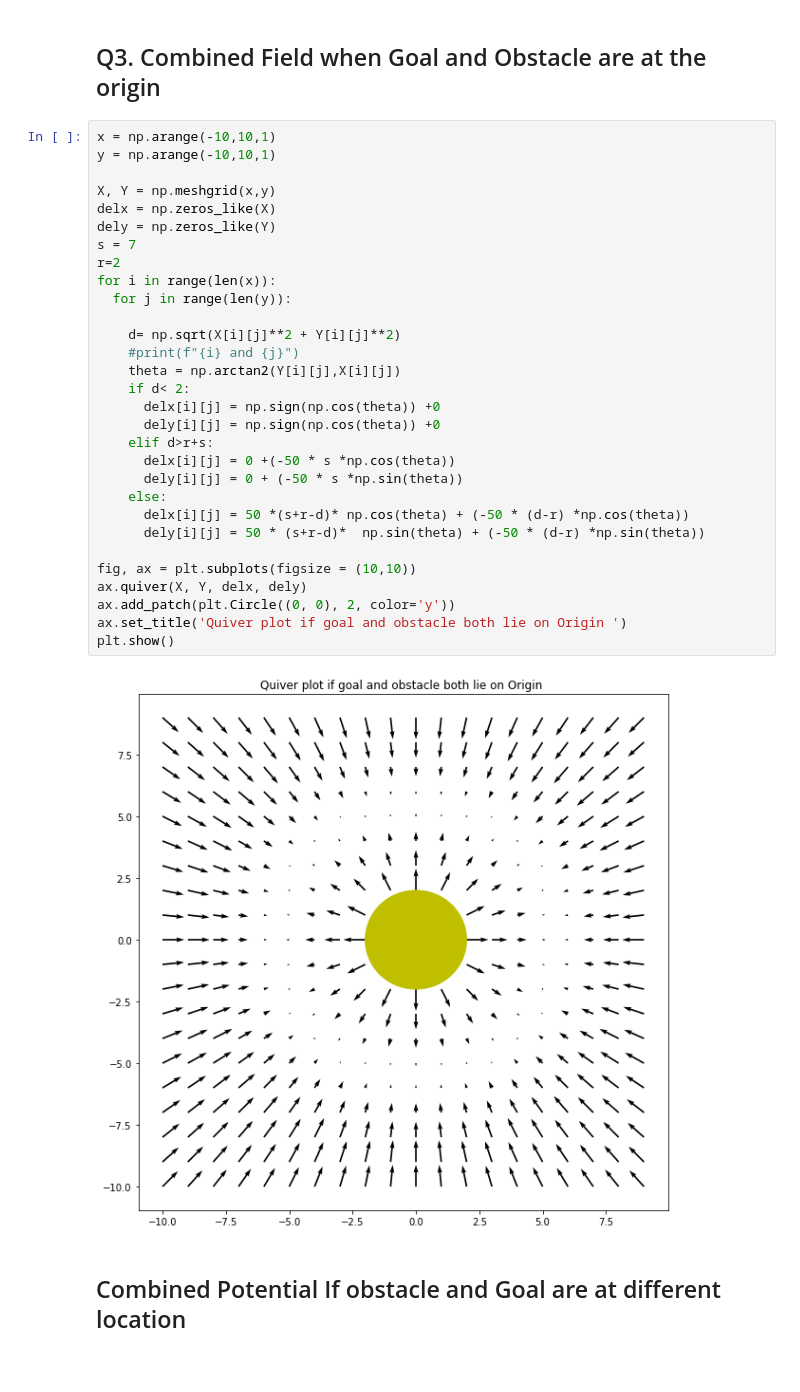
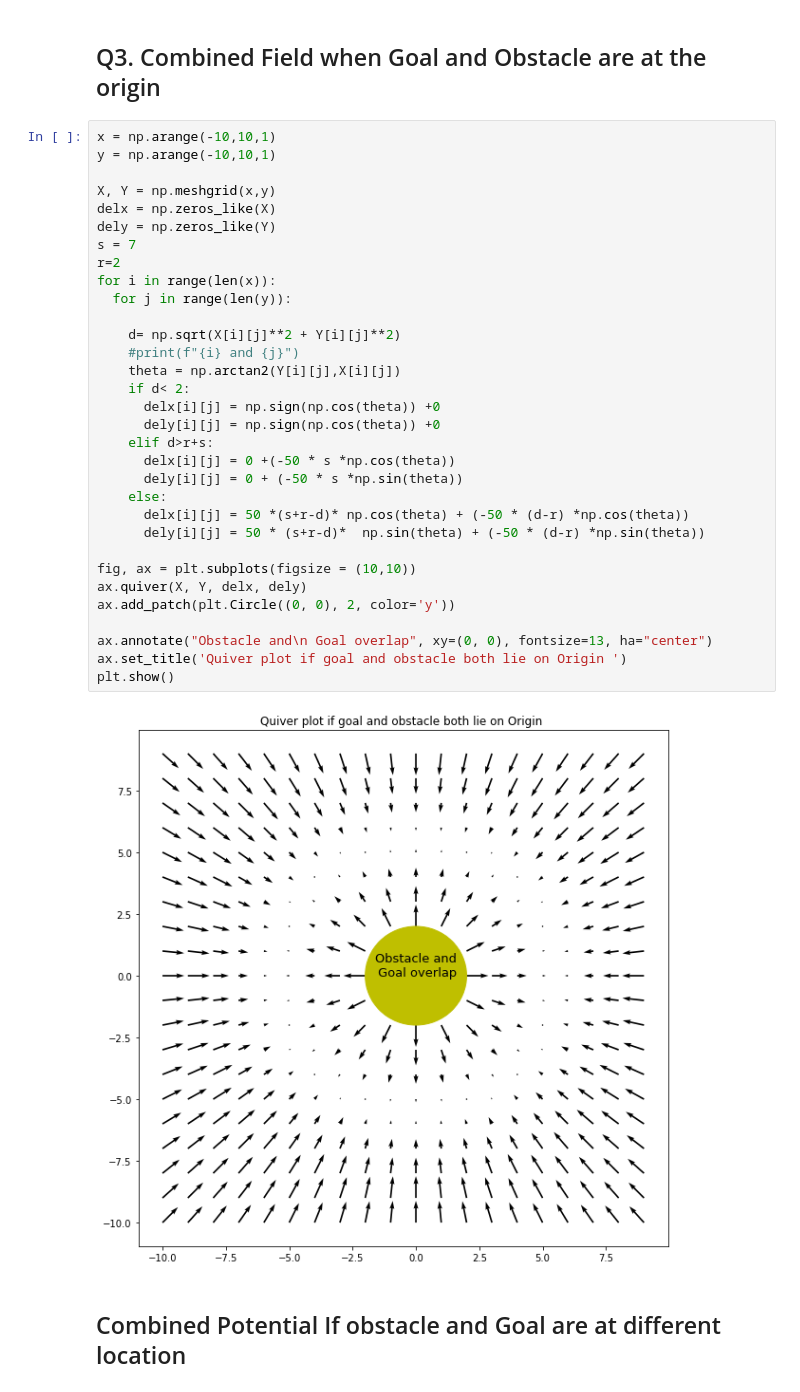
Before and after one commit to AslanDevbrat/Robotics, a Jupyter notebook: Robo_assign1.ipynb, the cells around one changed output. Drawn from its saved outputs; the diff is of its cells as text.

```diff
--- a/Robo_assign1.ipynb
+++ b/Robo_assign1.ipynb
@@ -80,34 +82,36 @@ plt.show()
 x = np.arange(-10,10,1)
 y = np.arange(-10,10,1)
 
 X, Y = np.meshgrid(x,y)
 delx = np.zeros_like(X)
 dely = np.zeros_like(Y)
 s = 7
 r=2
 for i in range(len(x)):
   for j in range(len(y)):
 
     d= np.sqrt(X[i][j]**2 + Y[i][j]**2)
     #print(f"{i} and {j}")
     theta = np.arctan2(Y[i][j],X[i][j])
     if d< 2:
       delx[i][j] = np.sign(np.cos(theta)) +0
       dely[i][j] = np.sign(np.cos(theta)) +0
     elif d>r+s:
       delx[i][j] = 0 +(-50 * s *np.cos(theta))
       dely[i][j] = 0 + (-50 * s *np.sin(theta))
     else:
       delx[i][j] = 50 *(s+r-d)* np.cos(theta) + (-50 * (d-r) *np.cos(theta))
       dely[i][j] = 50 * (s+r-d)*  np.sin(theta) + (-50 * (d-r) *np.sin(theta))
 
 fig, ax = plt.subplots(figsize = (10,10))
 ax.quiver(X, Y, delx, dely)
 ax.add_patch(plt.Circle((0, 0), 2, color='y'))
+
+ax.annotate("Obstacle and\n Goal overlap", xy=(0, 0), fontsize=13, ha="center")
 ax.set_title('Quiver plot if goal and obstacle both lie on Origin ')
 plt.show()
 # %% [output]
-[figure, old version]
+[figure, new version]
 # %% [markdown]
 ## Combined Potential If obstacle and Goal are at different location
 # %%
```
Also changed, not shown: parts of 11 cells of this notebook.
